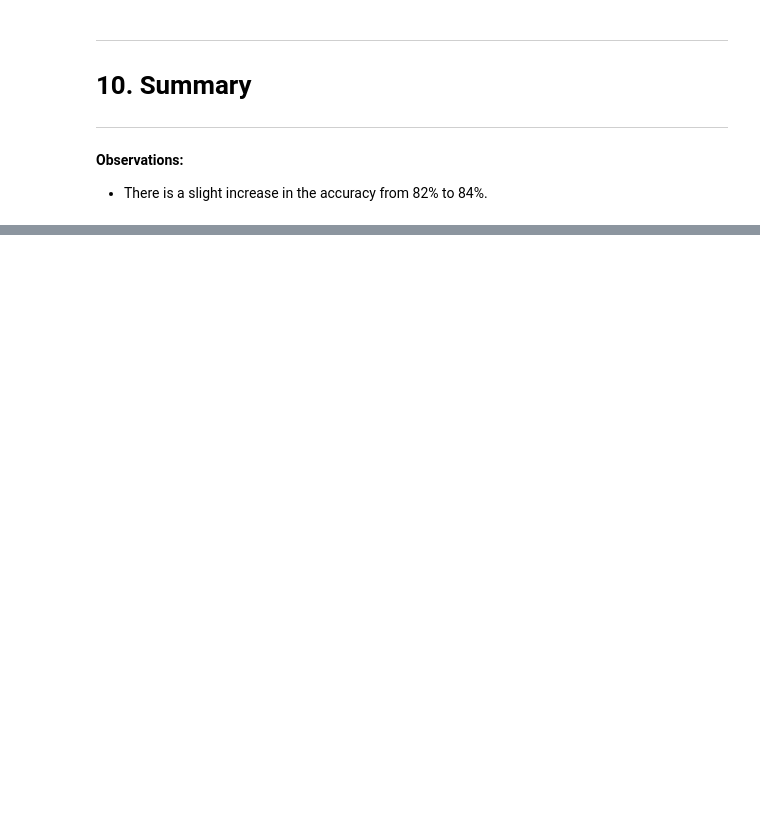
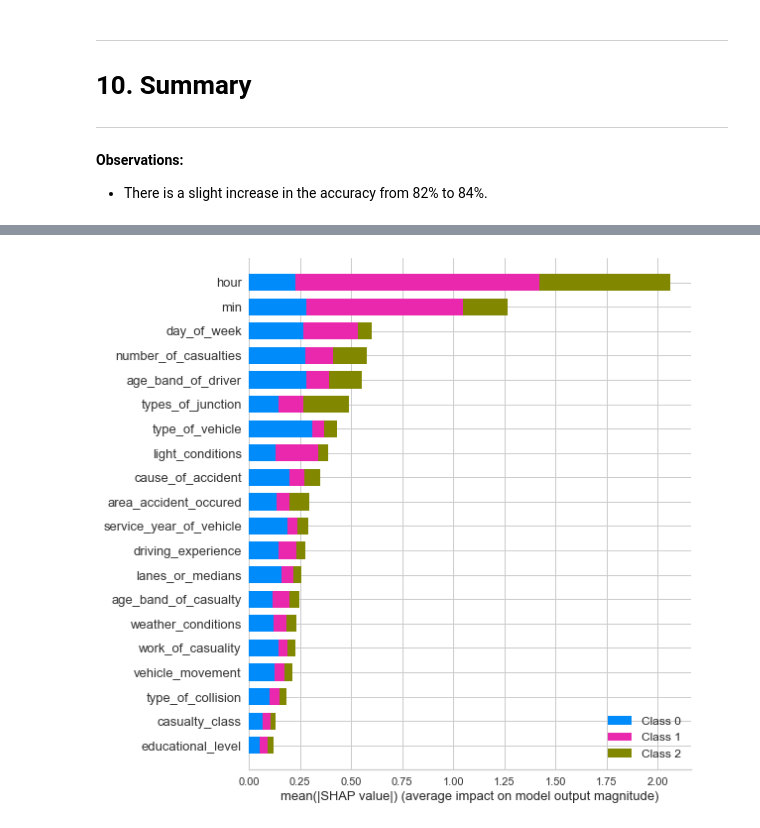
Before and after one commit to pusagar/roadaccidentapp, a Jupyter notebook: Notebook/MGPRTA copy.ipynb, the cells around one changed output, grey strips where cells are left out. Saved outputs shown, nothing was run; the diff lists cells and outputs as text; code cells hidden in the pictures; blank space fills up the shorter version.

```diff
--- a/Notebook/MGPRTA copy.ipynb
+++ b/Notebook/MGPRTA copy.ipynb
@@ -1316,0 +1396,3 @@ NameError: name 'joblib' is not defined
+# %%
+X_test_sample  = X_test.sample(100)
+X_test_sample
@@ -1316,0 +1425,3 @@ NameError: name 'joblib' is not defined
+# %%
+shap.initjs()
+shap_values = shap.TreeExplainer(model).shap_values(X_test_sample)
@@ -1316,0 +1430,4 @@ NameError: name 'joblib' is not defined
+# %%
+shap.summary_plot(shap_values, X_test_sample, plot_type="bar")
+# %% [output]
+[figure, added]
```
Also changed, not shown: parts of 56 cells of this notebook.
